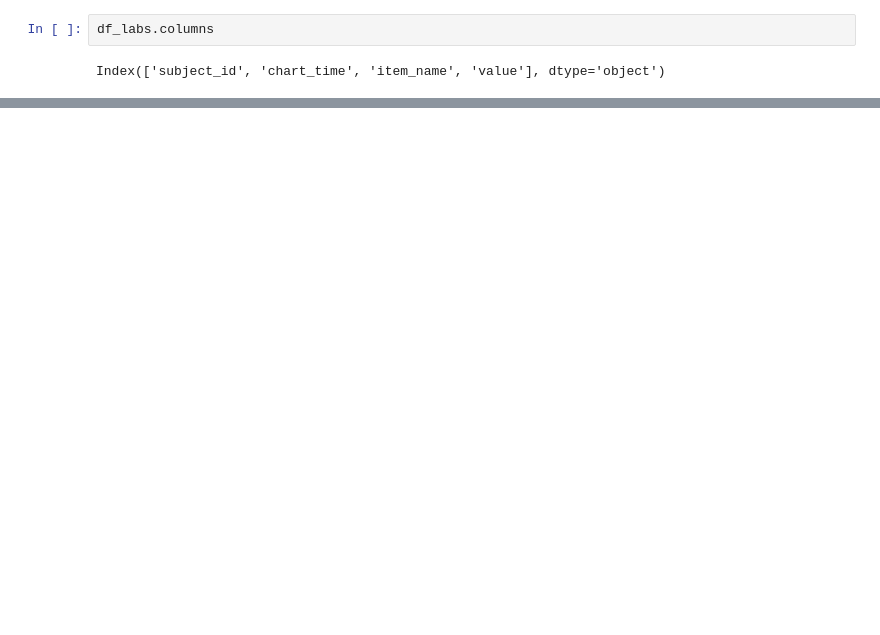
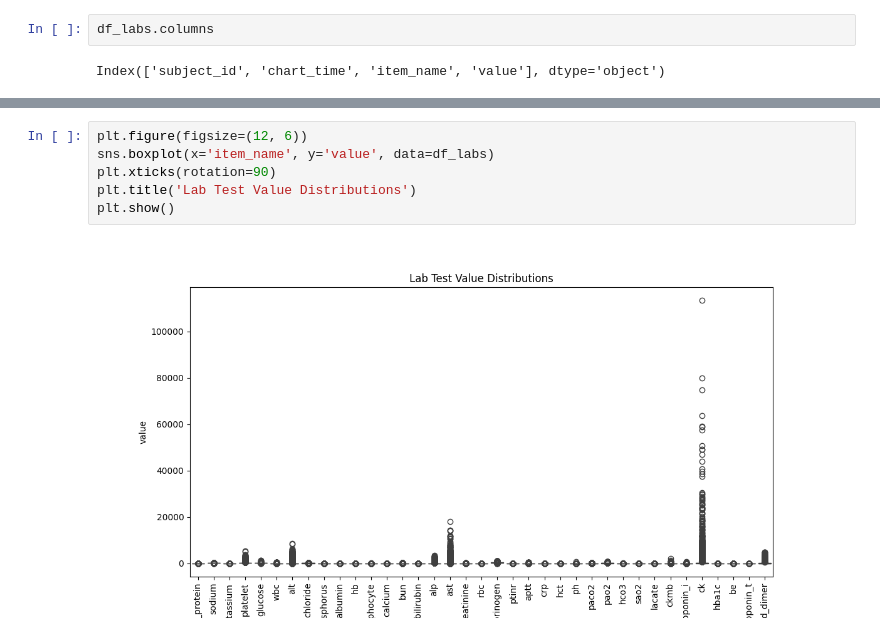
Before and after one commit to sonjababac/Data-Science-for-EWS-in-Postoperative-Care-PhD-year-1, a Jupyter notebook: INSPIRE/INSPIRE_data_analysis/data exploration INSPIRE labs.ipynb, the cells around one changed output, grey strips where cells are left out. Saved outputs shown, nothing was run; the diff lists cells and outputs as text; blank space fills up the shorter version.

```diff
--- a/INSPIRE/INSPIRE_data_analysis/data exploration INSPIRE labs.ipynb
+++ b/INSPIRE/INSPIRE_data_analysis/data exploration INSPIRE labs.ipynb
@@ -89,0 +195,8 @@ Index(['subject_id', 'chart_time', 'item_name', 'value'], dtype='object')
+# %%
+plt.figure(figsize=(12, 6))
+sns.boxplot(x='item_name', y='value', data=df_labs)
+plt.xticks(rotation=90)
+plt.title('Lab Test Value Distributions')
+plt.show()
+# %% [output]
+[figure, added]
```
Also changed, not shown: parts of 13 cells of this notebook, 2 other files.
